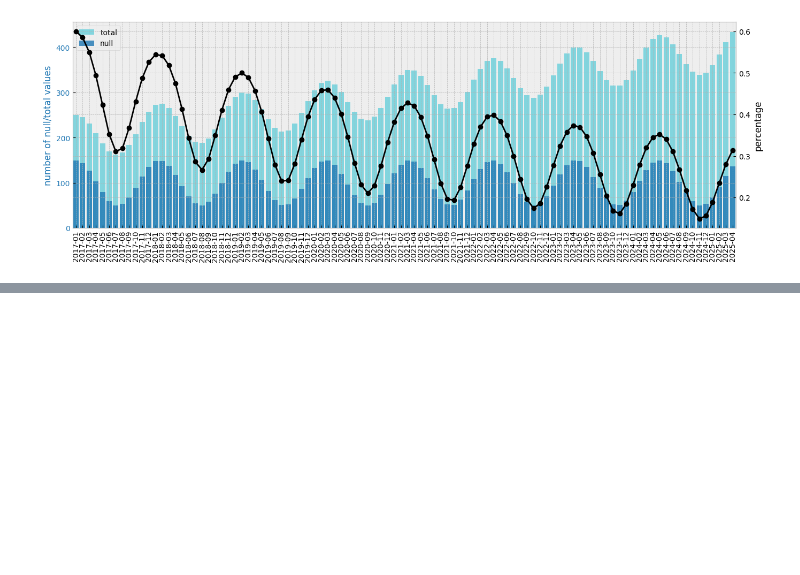
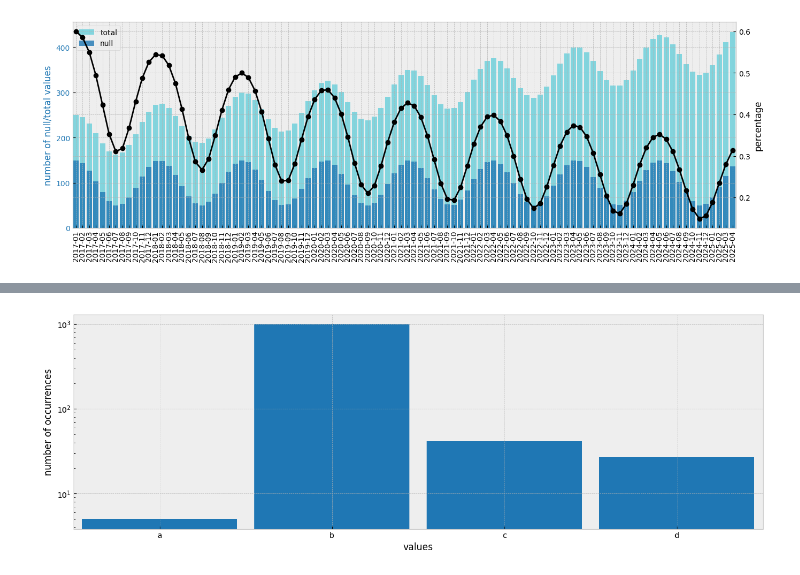
Before and after one commit to durandtibo/pandasx, a Jupyter notebook: notebooks/plot.ipynb, the cells around one changed output, grey strips where cells are left out. Drawn from its saved outputs; the diff is of its cells as text; code cells hidden in the pictures; blank space fills up the shorter version.

```diff
--- a/notebooks/plot.ipynb
+++ b/notebooks/plot.ipynb
@@ -88,0 +96,5 @@ _ = create_temporal_drift_figure(
+# %%
+fig, ax = plt.subplots()
+plot.bar_discrete(ax, names=["a", "b", "c", "d"], counts=[5, 1001, 42, 27])
+# %% [output]
+[figure, added]
```
Also changed, not shown: parts of 9 cells of this notebook, 4 other files.
